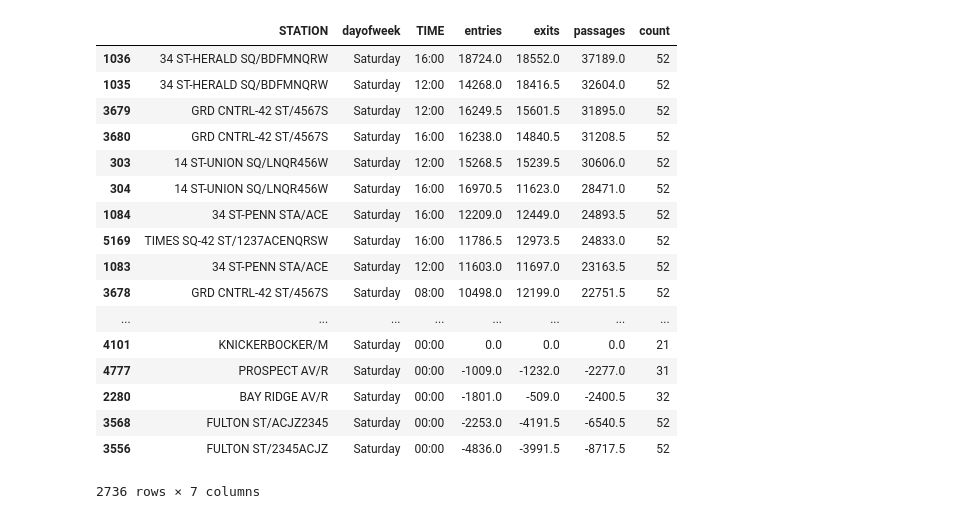
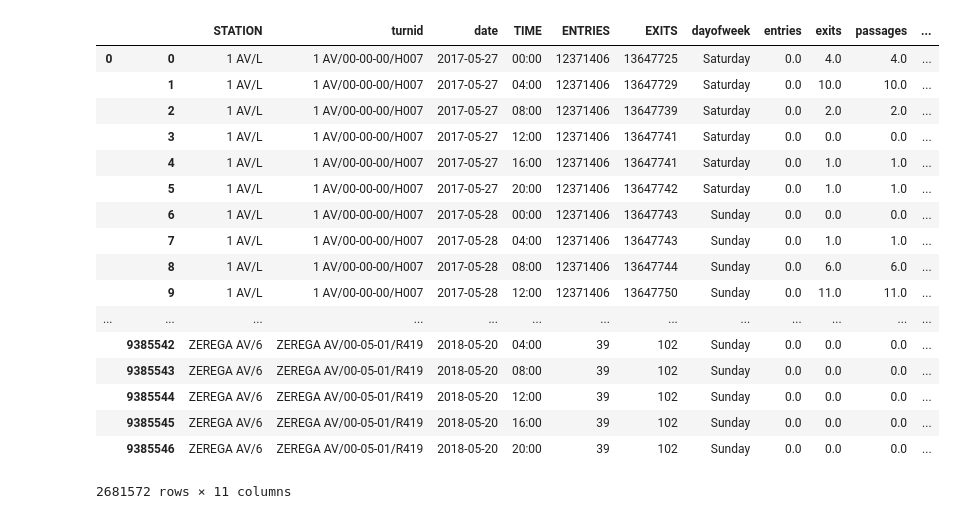
Before and after one commit to yeewill/New-York-City-Subway-Foot-Traffic, a Jupyter notebook: MTA V3 with weekend separated and weekdays.ipynb, the cells around one changed output. Drawn from its saved outputs; the diff is of its cells as text; code cells hidden in the pictures.

```diff
--- a/MTA V3 with weekend separated and weekdays.ipynb
+++ b/MTA V3 with weekend separated and weekdays.ipynb
@@ -73,4 +66,25 @@ df['weekend/weekday'] = np.where(df['dayofweek'].isin( ['Saturday','Sunday']), '
 # %%
 df_weekend= df[df['weekend/weekday']=='Weekend']
 df_weekday= df[df['weekend/weekday']!='Weekend']
+# %%
+df_weekend
+# %% [output]
+|  |  | STATION | turnid | date | TIME | ENTRIES | EXITS | dayofweek | entries | exits | passages | ... |
+| 0 | 0 | 1 AV/L | 1 AV/00-00-00/H007 | 2017-05-27 | 00:00 | 12371406 | 13647725 | Saturday | 0.0 | 4.0 | 4.0 | ... |
+|  | 1 | 1 AV/L | 1 AV/00-00-00/H007 | 2017-05-27 | 04:00 | 12371406 | 13647729 | Saturday | 0.0 | 10.0 | 10.0 | ... |
+|  | 2 | 1 AV/L | 1 AV/00-00-00/H007 | 2017-05-27 | 08:00 | 12371406 | 13647739 | Saturday | 0.0 | 2.0 | 2.0 | ... |
+|  | 3 | 1 AV/L | 1 AV/00-00-00/H007 | 2017-05-27 | 12:00 | 12371406 | 13647741 | Saturday | 0.0 | 0.0 | 0.0 | ... |
+|  | 4 | 1 AV/L | 1 AV/00-00-00/H007 | 2017-05-27 | 16:00 | 12371406 | 13647741 | Saturday | 0.0 | 1.0 | 1.0 | ... |
+|  | 5 | 1 AV/L | 1 AV/00-00-00/H007 | 2017-05-27 | 20:00 | 12371406 | 13647742 | Saturday | 0.0 | 1.0 | 1.0 | ... |
+|  | 6 | 1 AV/L | 1 AV/00-00-00/H007 | 2017-05-28 | 00:00 | 12371406 | 13647743 | Sunday | 0.0 | 0.0 | 0.0 | ... |
+|  | 7 | 1 AV/L | 1 AV/00-00-00/H007 | 2017-05-28 | 04:00 | 12371406 | 13647743 | Sunday | 0.0 | 1.0 | 1.0 | ... |
+|  | 8 | 1 AV/L | 1 AV/00-00-00/H007 | 2017-05-28 | 08:00 | 12371406 | 13647744 | Sunday | 0.0 | 6.0 | 6.0 | ... |
+|  | 9 | 1 AV/L | 1 AV/00-00-00/H007 | 2017-05-28 | 12:00 | 12371406 | 13647750 | Sunday | 0.0 | 11.0 | 11.0 | ... |
+| ... | ... | ... | ... | ... | ... | ... | ... | ... | ... | ... | ... | ... |
+|  | 9385542 | ZEREGA AV/6 | ZEREGA AV/00-05-01/R419 | 2018-05-20 | 04:00 | 39 | 102 | Sunday | 0.0 | 0.0 | 0.0 | ... |
+|  | 9385543 | ZEREGA AV/6 | ZEREGA AV/00-05-01/R419 | 2018-05-20 | 08:00 | 39 | 102 | Sunday | 0.0 | 0.0 | 0.0 | ... |
+|  | 9385544 | ZEREGA AV/6 | ZEREGA AV/00-05-01/R419 | 2018-05-20 | 12:00 | 39 | 102 | Sunday | 0.0 | 0.0 | 0.0 | ... |
+|  | 9385545 | ZEREGA AV/6 | ZEREGA AV/00-05-01/R419 | 2018-05-20 | 16:00 | 39 | 102 | Sunday | 0.0 | 0.0 | 0.0 | ... |
+|  | 9385546 | ZEREGA AV/6 | ZEREGA AV/00-05-01/R419 | 2018-05-20 | 20:00 | 39 | 102 | Sunday | 0.0 | 0.0 | 0.0 | ... |
+2681572 rows × 11 columns
 # %%
@@ -88,21 +98,0 @@ df_sunday_median = sorted_df_weekend[sorted_df_weekend['dayofweek']=='Sunday']
-# %%
-df_saturday_median
-# %% [output]
-|  | STATION | dayofweek | TIME | entries | exits | passages | count |
-| 1036 | 34 ST-HERALD SQ/BDFMNQRW | Saturday | 16:00 | 18724.0 | 18552.0 | 37189.0 | 52 |
-| 1035 | 34 ST-HERALD SQ/BDFMNQRW | Saturday | 12:00 | 14268.0 | 18416.5 | 32604.0 | 52 |
-| 3679 | GRD CNTRL-42 ST/4567S | Saturday | 12:00 | 16249.5 | 15601.5 | 31895.0 | 52 |
-| 3680 | GRD CNTRL-42 ST/4567S | Saturday | 16:00 | 16238.0 | 14840.5 | 31208.5 | 52 |
-| 303 | 14 ST-UNION SQ/LNQR456W | Saturday | 12:00 | 15268.5 | 15239.5 | 30606.0 | 52 |
-| 304 | 14 ST-UNION SQ/LNQR456W | Saturday | 16:00 | 16970.5 | 11623.0 | 28471.0 | 52 |
-| 1084 | 34 ST-PENN STA/ACE | Saturday | 16:00 | 12209.0 | 12449.0 | 24893.5 | 52 |
-| 5169 | TIMES SQ-42 ST/1237ACENQRSW | Saturday | 16:00 | 11786.5 | 12973.5 | 24833.0 | 52 |
-| 1083 | 34 ST-PENN STA/ACE | Saturday | 12:00 | 11603.0 | 11697.0 | 23163.5 | 52 |
-| 3678 | GRD CNTRL-42 ST/4567S | Saturday | 08:00 | 10498.0 | 12199.0 | 22751.5 | 52 |
-| ... | ... | ... | ... | ... | ... | ... | ... |
-| 4101 | KNICKERBOCKER/M | Saturday | 00:00 | 0.0 | 0.0 | 0.0 | 21 |
-| 4777 | PROSPECT AV/R | Saturday | 00:00 | -1009.0 | -1232.0 | -2277.0 | 31 |
-| 2280 | BAY RIDGE AV/R | Saturday | 00:00 | -1801.0 | -509.0 | -2400.5 | 32 |
-| 3568 | FULTON ST/ACJZ2345 | Saturday | 00:00 | -2253.0 | -4191.5 | -6540.5 | 52 |
-| 3556 | FULTON ST/2345ACJZ | Saturday | 00:00 | -4836.0 | -3991.5 | -8717.5 | 52 |
-2736 rows × 7 columns
```
Also changed, not shown: parts of 38 cells of this notebook.
